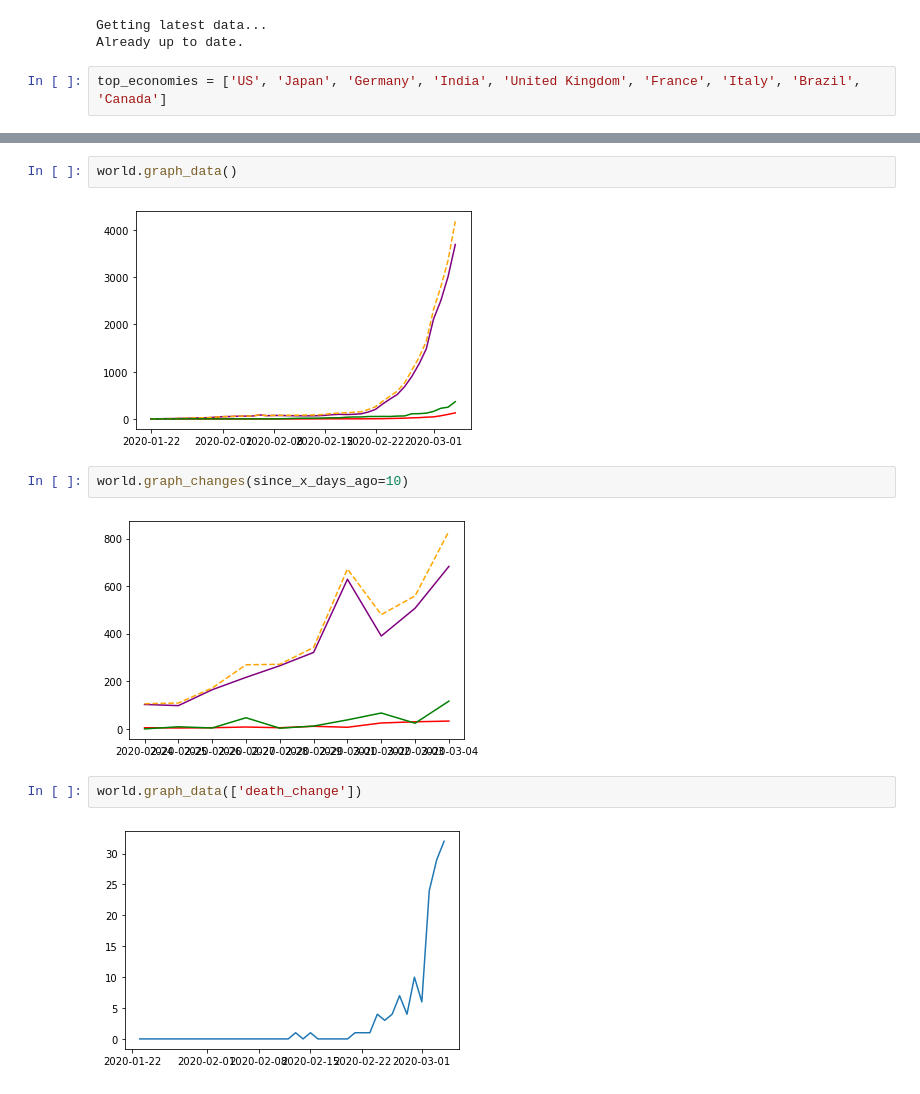
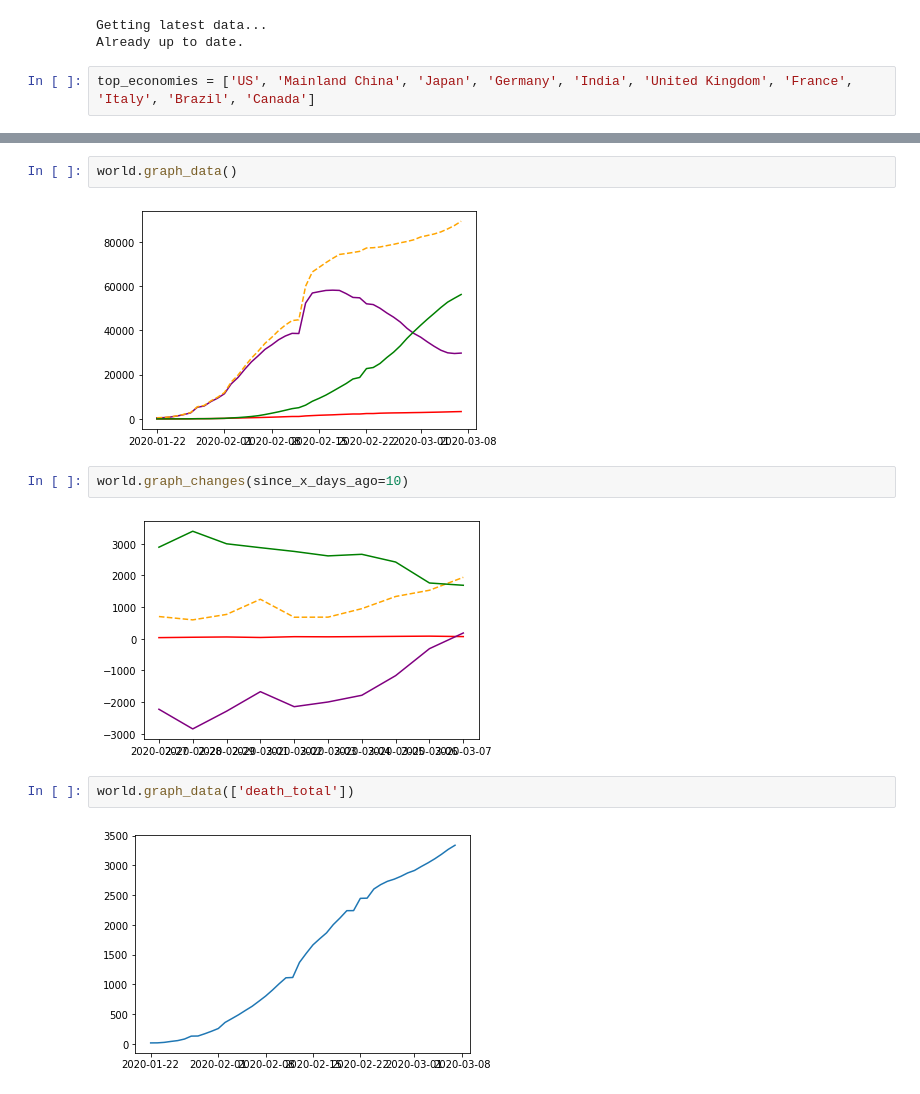
Before and after one commit to Addidy/coronavirus-analysis, a Jupyter notebook: src/Top Economies.ipynb, the cells around one changed output, grey strips where cells are left out. Drawn from its saved outputs; the diff is of its cells as text.

Commit message:
update data

```diff
--- a/src/Top Economies.ipynb
+++ b/src/Top Economies.ipynb
@@ -12,7 +12,7 @@ dl = anlzr.DataDownloader()
 Getting latest data...
 Already up to date.
 # %%
-top_economies = ['US', 'Japan', 'Germany', 'India', 'United Kingdom', 'France', 'Italy', 'Brazil', 'Canada']
+top_economies = ['US', 'Mainland China', 'Japan', 'Germany', 'India', 'United Kingdom', 'France', 'Italy', 'Brazil', 'Canada']
 # %%
 world = dl.get_analyzer(include_country_regions=top_economies)
 world.get_dataframe().tail()
@@ -27,15 +27,15 @@ world.get_dataframe().tail()
 # %%
 world.graph_data()
 # %% [output]
-[figure, old version]
+[figure, new version]
 # %%
 world.graph_changes(since_x_days_ago=10)
 # %% [output]
-[figure, old version]
+[figure, new version]
 # %%
-world.graph_data(['death_change'])
+world.graph_data(['death_total'])
 # %% [output]
-[figure, old version]
+[figure, new version]
 # %%
 world.graph_data(columns=['lethality'], since_x_days_ago=4)
 # %% [output]
```
Also changed, not shown: parts of 5 cells of this notebook, 6 other files.
